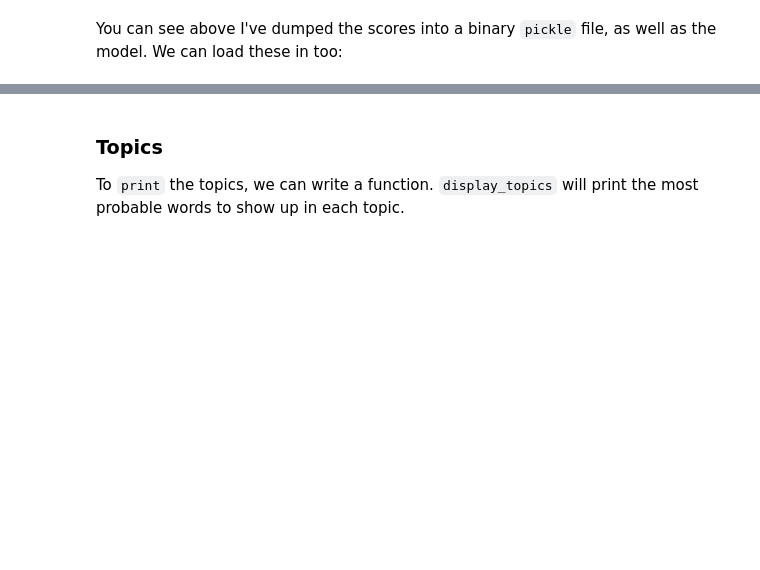
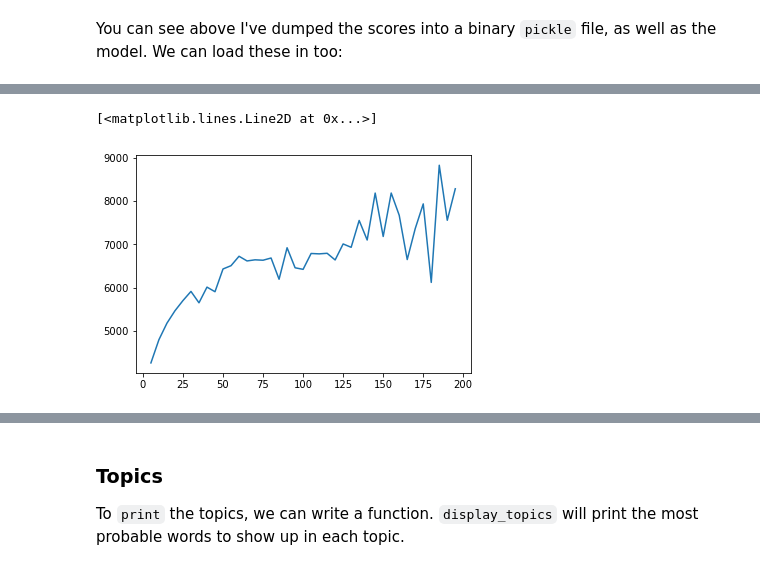
Before and after one commit to henchc/Rediscovering-Text-as-Data, a Jupyter notebook: 09-Topic-Modeling/01-Topic-Modeling.ipynb, the cells around one changed output, grey strips where cells are left out. Drawn from its saved outputs; the diff is of its cells as text; code cells hidden in the pictures; blank space fills up the shorter version.

```diff
--- a/09-Topic-Modeling/01-Topic-Modeling.ipynb
+++ b/09-Topic-Modeling/01-Topic-Modeling.ipynb
@@ -200,0 +284,7 @@ lda = pickle.load(open('model.pkl', 'rb'))
+# %%
+try_topic_n = list(range(5,200,5))
+# %%
+plt.plot(try_topic_n, [x[0] for x in scores])
+# %% [output]
+[<matplotlib.lines.Line2D at 0x...>]
+[figure, added]
```
Also changed, not shown: parts of 18 cells of this notebook.
